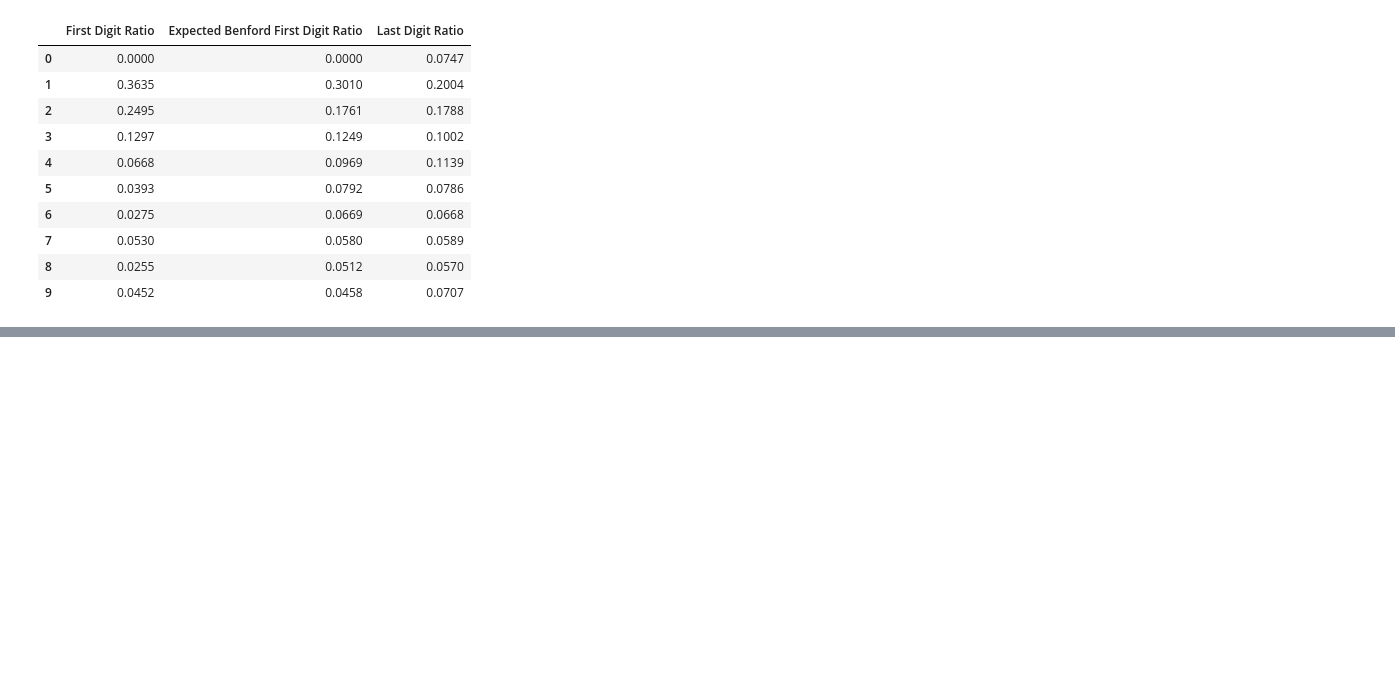
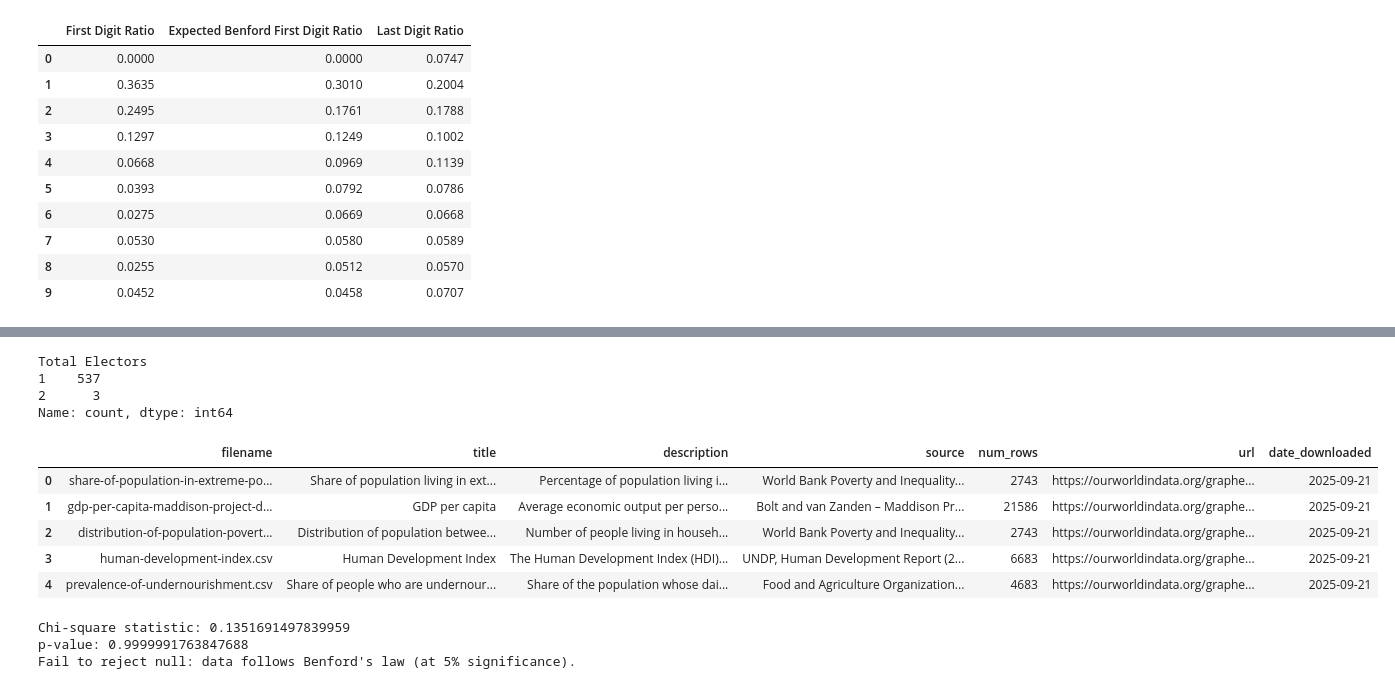
Before and after one commit to schubert-da/benfords-law-explainer, a Jupyter notebook: data-exploration/scripts/benfords-law-testing.ipynb, the cells around one changed output, grey strips where cells are left out. Saved outputs shown, nothing was run; the diff lists cells and outputs as text; code cells hidden in the pictures; blank space fills up the shorter version.

```diff
--- a/data-exploration/scripts/benfords-law-testing.ipynb
+++ b/data-exploration/scripts/benfords-law-testing.ipynb
@@ -176,0 +356,46 @@ Since magnitude range(3.46) > 2, it is a good candidate for Benford analysis.
+# %%
+election_data.groupby('PC NAME')['Total Electors'].nunique().value_counts()
+# %% [output]
+Total Electors
+1    537
+2      3
+Name: count, dtype: int64
+# %%
+datasets_overview = pd.read_csv('../data/exploration-datasets/datasets_overview.csv')
+# %%
+datasets_overview.head()
+# %% [output]
+|  | filename | title | description | source | num_rows | url | date_downloaded |
+| 0 | share-of-population-in-extreme-po... | Share of population living in ext... | Percentage of population living i... | World Bank Poverty and Inequality... | 2743 | https://ourworldindata.org/graphe... | 2025-09-21 |
+| 1 | gdp-per-capita-maddison-project-d... | GDP per capita | Average economic output per perso... | Bolt and van Zanden – Maddison Pr... | 21586 | https://ourworldindata.org/graphe... | 2025-09-21 |
+| 2 | distribution-of-population-povert... | Distribution of population betwee... | Number of people living in househ... | World Bank Poverty and Inequality... | 2743 | https://ourworldindata.org/graphe... | 2025-09-21 |
+| 3 | human-development-index.csv | Human Development Index | The Human Development Index (HDI)... | UNDP, Human Development Report (2... | 6683 | https://ourworldindata.org/graphe... | 2025-09-21 |
+| 4 | prevalence-of-undernourishment.csv | Share of people who are undernour... | Share of the population whose dai... | Food and Agriculture Organization... | 4683 | https://ourworldindata.org/graphe... | 2025-09-21 |
+# %%
+
+# Expected Benford distribution for first digits 1-9
+benford_probs = {
+    d: np.log10(1 + 1/d) for d in range(1, 10)
+}
+
+# Example observed data: digit counts from your dataset
+observed_counts = np.array([30, 18, 12, 10, 8, 7, 6, 5, 4])  # replace with your counts
+n = observed_counts.sum()
+
+# Expected counts under Benford's law
+expected_counts = np.array([p * n for p in benford_probs.values()])
+
+# Chi-square goodness of fit test
+chi2_stat, p_value = chisquare(f_obs=observed_counts, f_exp=expected_counts)
+
+print("Chi-square statistic:", chi2_stat)
+print("p-value:", p_value)
+
+if p_value > 0.05:
+    print("Fail to reject null: data follows Benford's law (at 5% significance).")
+else:
+    print("Reject null: data does not follow Benford's law.")
+# %% [output]
+Chi-square statistic: 0.1351691497839959
+p-value: 0.9999991763847688
+Fail to reject null: data follows Benford's law (at 5% significance).
```
Also changed, not shown: parts of 6 cells of this notebook, 3 other files.
